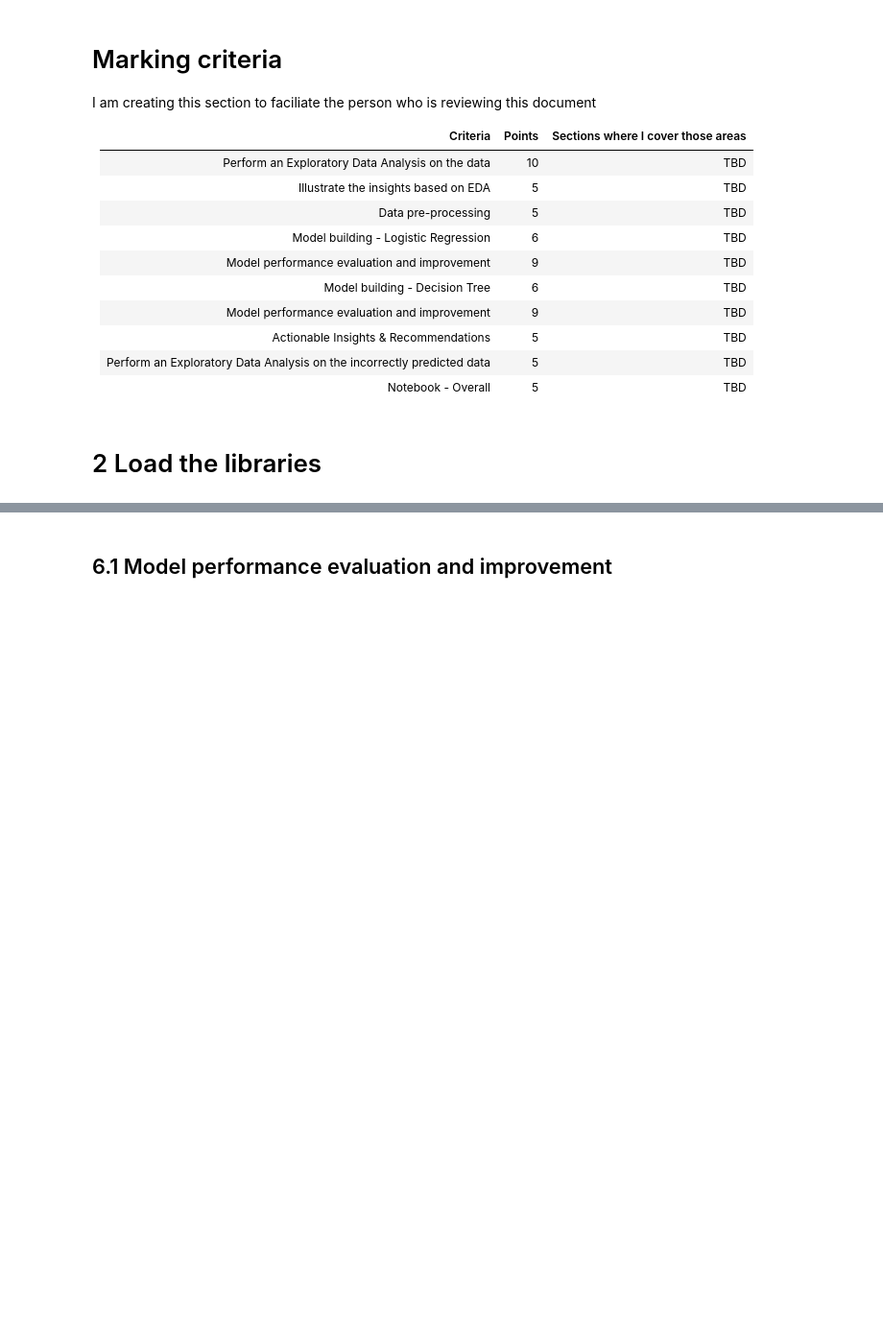
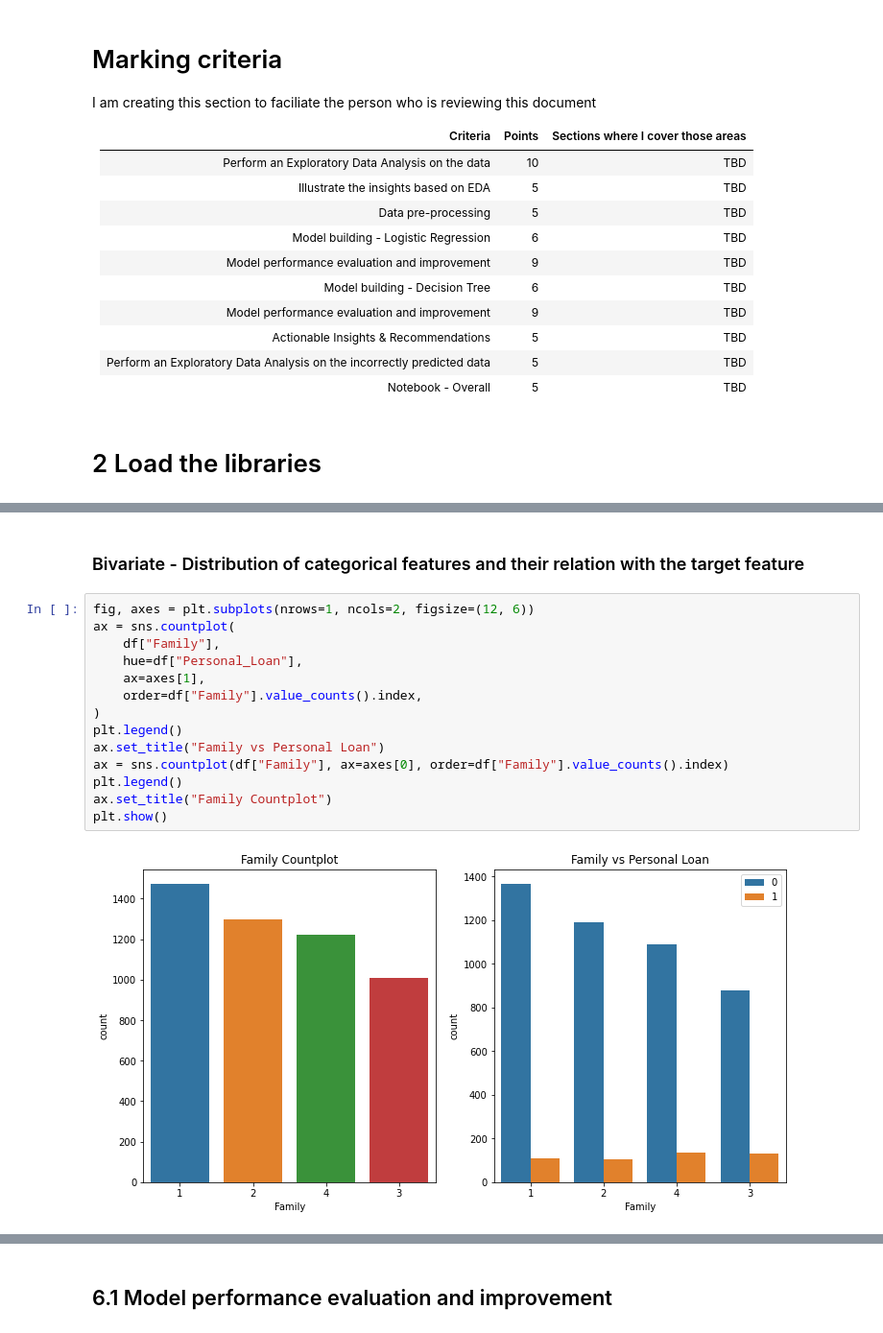
Before and after one commit to sirhomersimpson/pgp-aiml, a Jupyter notebook: supervised_learning_regression/Personal Loan Campaign Project.ipynb, the cells around one changed output, grey strips where cells are left out. Shown at 96% size. Saved outputs shown, nothing was run; the diff lists cells and outputs as text; blank space fills up the shorter version.

```diff
--- a/supervised_learning_regression/Personal Loan Campaign Project.ipynb
+++ b/supervised_learning_regression/Personal Loan Campaign Project.ipynb
@@ -161,0 +304,18 @@ memory usage: 547.0 KB
+# %% [markdown]
+### Bivariate - Distribution of categorical features and their relation with the target feature
+# %%
+fig, axes = plt.subplots(nrows=1, ncols=2, figsize=(12, 6))
+ax = sns.countplot(
+    df["Family"],
+    hue=df["Personal_Loan"],
+    ax=axes[1],
+    order=df["Family"].value_counts().index,
+)
+plt.legend()
+ax.set_title("Family vs Personal Loan")
+ax = sns.countplot(df["Family"], ax=axes[0], order=df["Family"].value_counts().index)
+plt.legend()
+ax.set_title("Family Countplot")
+plt.show()
+# %% [output]
+[figure, added]
```
Also changed, not shown: parts of 41 cells of this notebook.
